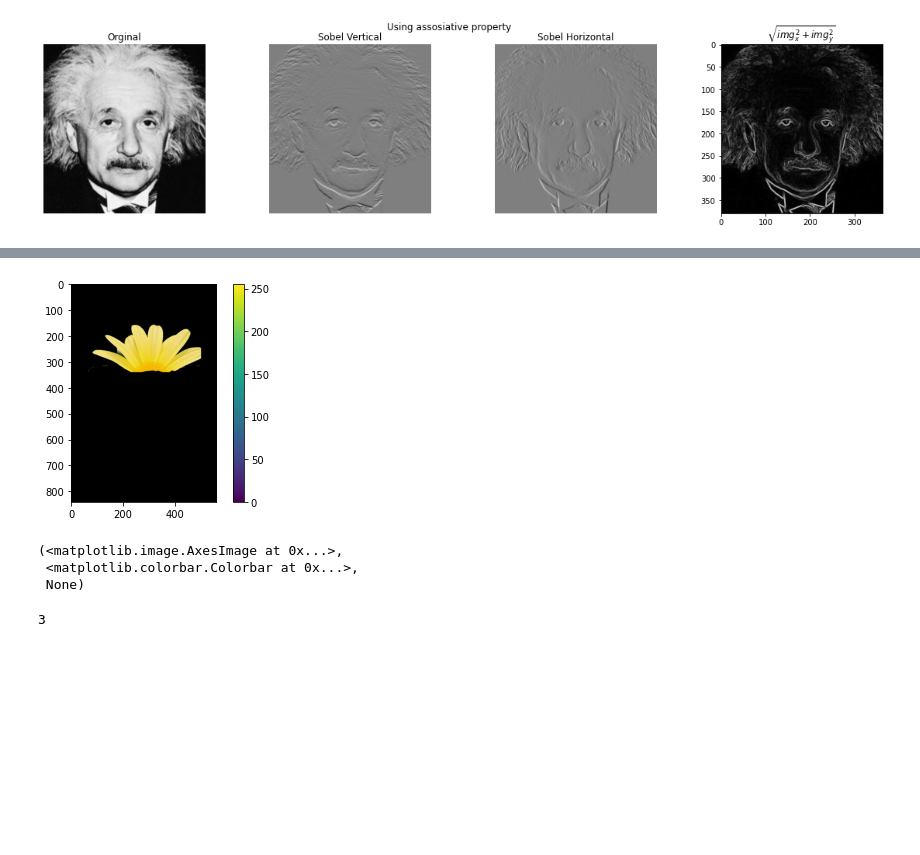
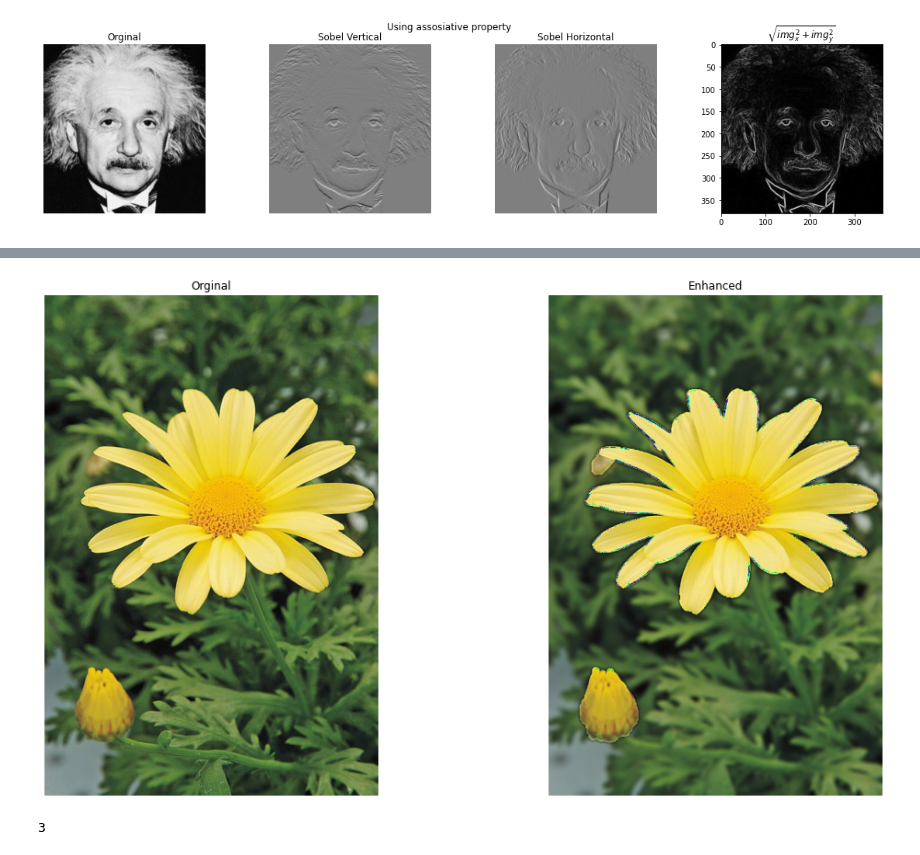
Before and after one commit to BiyonFernando/EN2550-Fundamentals-of-Image-Processing-and-Machine-Vision, a Jupyter notebook: Assigment_1/Intensity_Transformations_and_Neighborhood_Filtering.ipynb, the cells around one changed output, grey strips where cells are left out. Cells and saved outputs as stored; diff of their text form; code cells hidden in the pictures; blank space fills up the shorter version.

```diff
--- a/Assigment_1/Intensity_Transformations_and_Neighborhood_Filtering.ipynb
+++ b/Assigment_1/Intensity_Transformations_and_Neighborhood_Filtering.ipynb
@@ -277,25 +486,43 @@ for  i in range(3):
 # %%
 import numpy as np
 import cv2 as cv
 from matplotlib import pyplot as plt
 
 img = cv.imread('daisy.jpg')
 
 mask = np.zeros(img.shape[:2],np.uint8)
 
 bgdModel = np.zeros((1,65),np.float64)
 fgdModel = np.zeros((1,65),np.float64)
 
-rect = (50,50,450,290)
-cv.grabCut(img,mask,rect,bgdModel,fgdModel,1,cv.GC_INIT_WITH_RECT)
+rect = (50,50,550,800)
+cv.grabCut(img,mask,rect,bgdModel,fgdModel,10,cv.GC_INIT_WITH_RECT)
 mask2 = np.where((mask==2)|(mask==0),0,1).astype('uint8')
-img = img*mask2[:,:,np.newaxis]
-plt.imshow(cv.cvtColor(img.astype(np.uint8), cv.COLOR_BGR2RGB)),plt.colorbar(),plt.show()
+imgMasked = img*mask2[:,:,np.newaxis]
+
+imgBack = img - imgMasked
+
+ksize = 9
+
+sigma =4
+
+imgBackBlured= cv.GaussianBlur(imgBack, (ksize,ksize), sigma)
+
+imgEnhanced = imgMasked+imgBackBlured
+
+fig, ax = plt.subplots(1,2,figsize = (18,10))
+# fig.suptitle('Using assosiative property')
+ax[0].set_title('Orginal')
+ax[0].imshow(cv.cvtColor(img.astype(np.uint8), cv.COLOR_BGR2RGB))
+
+ax[1].set_title('Enhanced')
+ax[1].imshow(cv.cvtColor(imgEnhanced.astype(np.uint8), cv.COLOR_BGR2RGB))
+
+
+for  i in range(2):
+    ax[i].axis('off')
 # %% [output]
-[figure, old version]
+[figure, new version]
-(<matplotlib.image.AxesImage at 0x...>,
- <matplotlib.colorbar.Colorbar at 0x...>,
- None)
 # %%
 k = np.array([[1,2,3],[3,2,1]])
 k1 = np.array([[1,2,3],[3,2,1]])
```
Also changed, not shown: parts of 8 cells of this notebook, 1 other file.
